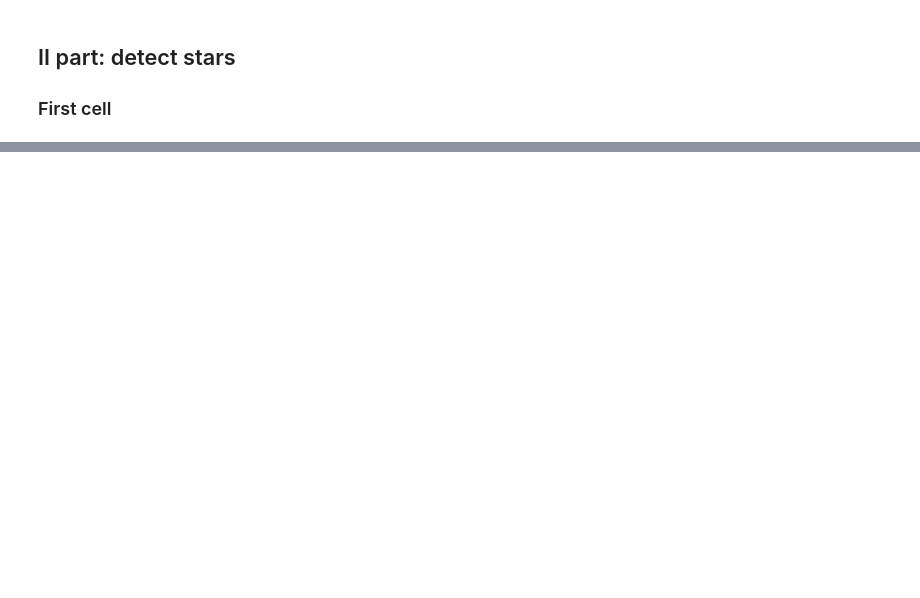
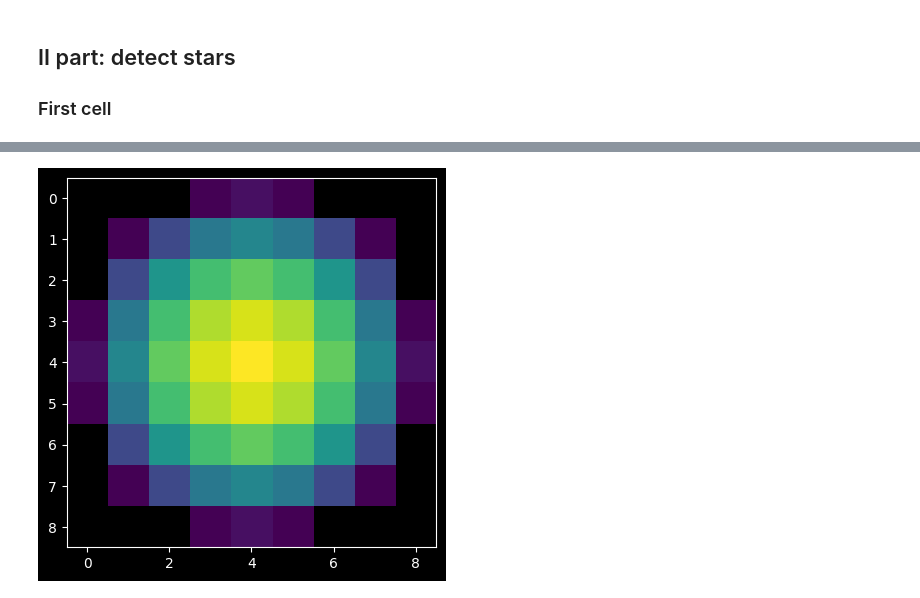
Before and after one commit to 00-berni/proj_2, a Jupyter notebook: notebook/implementation_notebook.ipynb, the cells around one changed output, grey strips where cells are left out. Drawn from its saved outputs; the diff is of its cells as text; code cells hidden in the pictures; blank space fills up the shorter version.

Commit message:
- Implem. functions to extract the object - Add To do list

```diff
--- a/notebook/implementation_notebook.ipynb
+++ b/notebook/implementation_notebook.ipynb
@@ -664,0 +590,98 @@ plt.show()
+# %%
+
+##* Detection
+"""
+    For the recostruction of psf it's usefull only one star,
+    for exemple the most luminous one.
+"""
+test_field = F_s
+# find the maximum value coordinates
+max_ind = np.unravel_index(np.argmax(test_field, axis=None), test_field.shape)
+
+m_x, m_y = max_ind
+
+print(max(S.lum))
+print(test_field[max_ind])
+
+
+"""
+!!  COSE DA AGGIUSTARE
+!   1. capire come aggiustare la situazione quando 2 oggetti sono appiccicati
+!   2. capire come tenere di conto del bordo
+"""
+def approx_width(field: np.ndarray, index: tuple, thr: float = 1e-10) -> int:
+    """Extimation of the size of the object
+    The function takes in input the most luminous point and
+    moves from it to find the first pixel that is `thr` times
+    less luminous than the most.
+
+    :param field: field matrix
+    :type field: np.ndarray
+    :param index: coordinates of the most luminous point
+    :type index: tuple
+    :param thr: threshold to get the size of the element, defaults to 1e-10
+    :type thr: float
+
+    :return: the half-size of the object respect to the x coordinate
+    :rtype: int
+    """
+    x, y = index
+    max_val = field[index]
+    ratio = field[x,y]/max_val
+    i = 0
+    # take pixels until the threshold
+    while(ratio > thr):
+        i += 1
+        try:
+            ratio = field[x+i,y]/max_val
+        except:
+            ratio = field[x-i,y]/max_val
+    return i
+
+def object_isolation(field: np.ndarray, thr: float = 1e-10, dim: int = N) -> np.ndarray:
+    """To isolate the most luminous star object.
+    The function calls the `approx_width()` function
+    to extract from the field the object of interest.
+
+    :param field: field matrix
+    :type field: np.ndarray
+    :param thr: threshold for `approx_width()` function, defaults to 1e-10
+    :type thr: float, optional
+    :param dim: size of the field, defaults to `N`
+    :type dim: int, optional
+
+    :return: the object matrix
+    :rtype: np.ndarray
+    """
+    # calculate the maximum coordinates
+    max_index = np.unravel_index(np.argmax(field, axis=None), field.shape)
+    # calculate the size of the object
+    width = approx_width(field, max_index, thr=thr)
+    # extract the coordinates
+    x, y = max_index
+    # make a empty matrix centered in the object and of its size
+    extraction = np.zeros((2*width+1,2*width+1))
+    try:
+        extraction = field[x-width : x+width+1, y-width : y+width+1]
+    except:
+        #! Parte da studiarci
+        print('ci sto pensando')
+    return extraction
+
+
+test = approx_width(test_field, max_ind)
+print(test)
+print(test_field[m_x+test, m_y])
+
+
+thr = 1e-8
+extraction = object_isolation(test_field, thr=thr)
+print(extraction)
+plt.imshow(extraction, norm='log')
+plt.show()
+# add detector noise, set to 3e-4 (> than background one)
+F_sn += noise(det_noise)
+
+plt.imshow(test_field, norm='log')
+plt.show()
+# %% [output]
@@ -664,0 +705 @@ plt.show()
+[figure, added]
```
Also changed, not shown: parts of 12 cells of this notebook.
